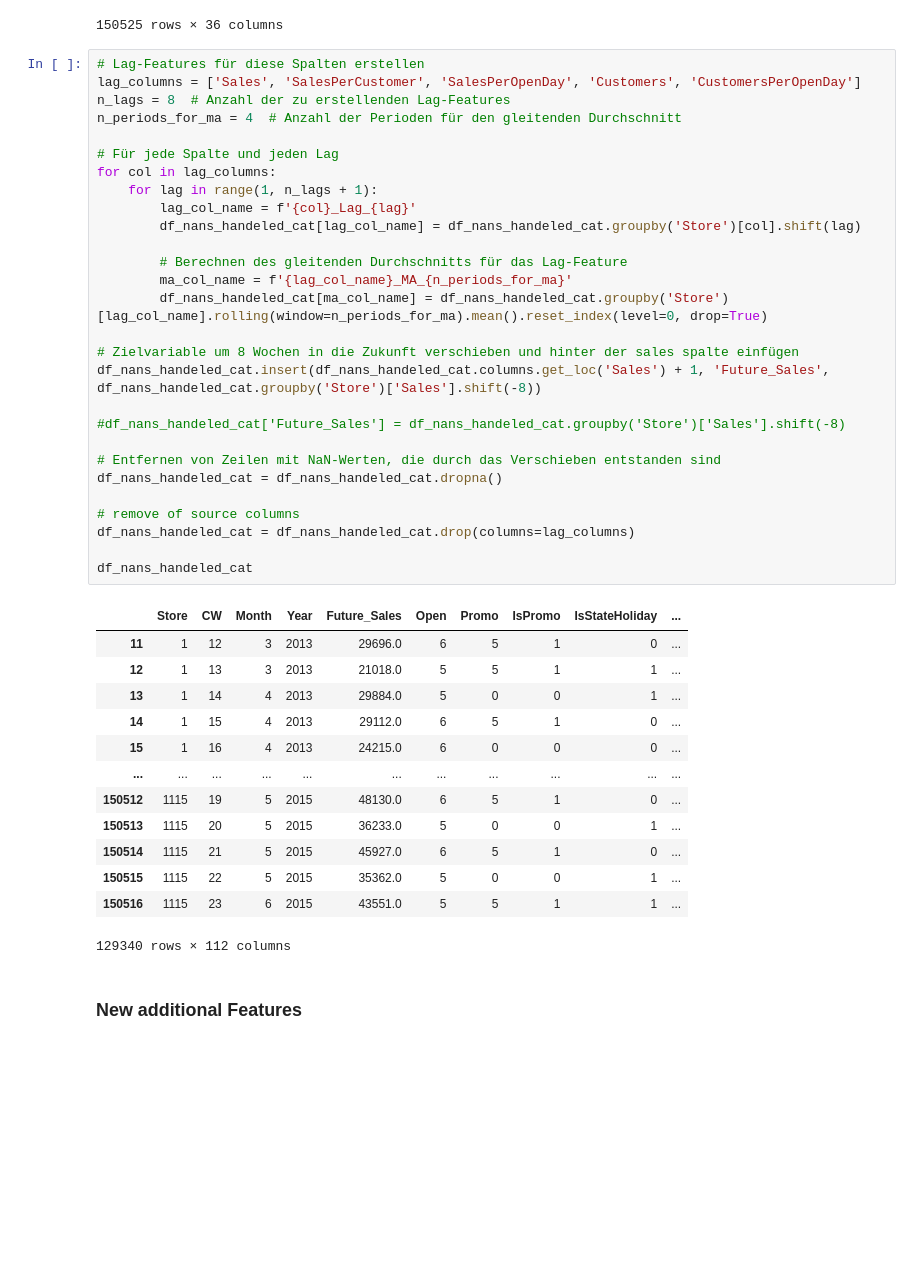
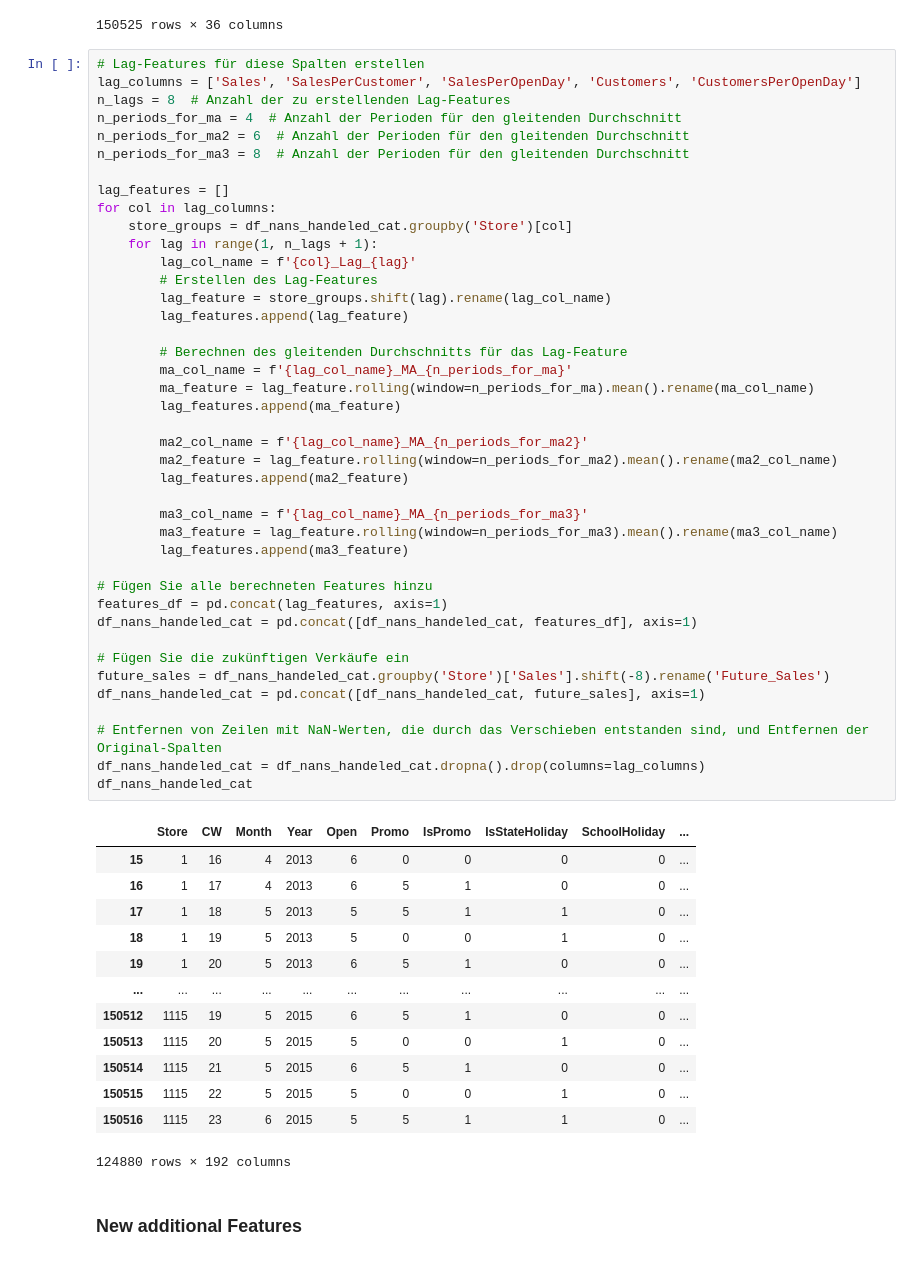
Before and after one commit to Dsite42/Capstone_Project_Rossmann, a Jupyter notebook: Capstone Projekt Rossmann - Feature Engineering.ipynb, the cells around one changed output. Saved outputs shown, nothing was run; the diff lists cells and outputs as text; blank space fills up the shorter version.

```diff
--- a/Capstone Projekt Rossmann - Feature Engineering.ipynb
+++ b/Capstone Projekt Rossmann - Feature Engineering.ipynb
@@ -316,44 +316,57 @@ df_nans_handeled_cat
 # %%
 # Lag-Features für diese Spalten erstellen
 lag_columns = ['Sales', 'SalesPerCustomer', 'SalesPerOpenDay', 'Customers', 'CustomersPerOpenDay']
 n_lags = 8  # Anzahl der zu erstellenden Lag-Features
 n_periods_for_ma = 4  # Anzahl der Perioden für den gleitenden Durchschnitt
+n_periods_for_ma2 = 6  # Anzahl der Perioden für den gleitenden Durchschnitt
+n_periods_for_ma3 = 8  # Anzahl der Perioden für den gleitenden Durchschnitt
 
-# Für jede Spalte und jeden Lag
+lag_features = []
 for col in lag_columns:
+    store_groups = df_nans_handeled_cat.groupby('Store')[col]
     for lag in range(1, n_lags + 1):
         lag_col_name = f'{col}_Lag_{lag}'
-        df_nans_handeled_cat[lag_col_name] = df_nans_handeled_cat.groupby('Store')[col].shift(lag)
+        # Erstellen des Lag-Features
+        lag_feature = store_groups.shift(lag).rename(lag_col_name)
+        lag_features.append(lag_feature)
 
         # Berechnen des gleitenden Durchschnitts für das Lag-Feature
         ma_col_name = f'{lag_col_name}_MA_{n_periods_for_ma}'
-        df_nans_handeled_cat[ma_col_name] = df_nans_handeled_cat.groupby('Store')[lag_col_name].rolling(window=n_periods_for_ma).mean().reset_index(level=0, drop=True)
+        ma_feature = lag_feature.rolling(window=n_periods_for_ma).mean().rename(ma_col_name)
+        lag_features.append(ma_feature)
 
-# Zielvariable um 8 Wochen in die Zukunft verschieben und hinter der sales spalte einfügen
-df_nans_handeled_cat.insert(df_nans_handeled_cat.columns.get_loc('Sales') + 1, 'Future_Sales', df_nans_handeled_cat.groupby('Store')['Sales'].shift(-8))
+        ma2_col_name = f'{lag_col_name}_MA_{n_periods_for_ma2}'
+        ma2_feature = lag_feature.rolling(window=n_periods_for_ma2).mean().rename(ma2_col_name)
+        lag_features.append(ma2_feature)
 
-#df_nans_handeled_cat['Future_Sales'] = df_nans_handeled_cat.groupby('Store')['Sales'].shift(-8)
+        ma3_col_name = f'{lag_col_name}_MA_{n_periods_for_ma3}'
+        ma3_feature = lag_feature.rolling(window=n_periods_for_ma3).mean().rename(ma3_col_name)
+        lag_features.append(ma3_feature)
 
-# Entfernen von Zeilen mit NaN-Werten, die durch das Verschieben entstanden sind
-df_nans_handeled_cat = df_nans_handeled_cat.dropna()
+# Fügen Sie alle berechneten Features hinzu
+features_df = pd.concat(lag_features, axis=1)
+df_nans_handeled_cat = pd.concat([df_nans_handeled_cat, features_df], axis=1)
 
-# remove of source columns
-df_nans_handeled_cat = df_nans_handeled_cat.drop(columns=lag_columns)
+# Fügen Sie die zukünftigen Verkäufe ein
+future_sales = df_nans_handeled_cat.groupby('Store')['Sales'].shift(-8).rename('Future_Sales')
+df_nans_handeled_cat = pd.concat([df_nans_handeled_cat, future_sales], axis=1)
 
+# Entfernen von Zeilen mit NaN-Werten, die durch das Verschieben entstanden sind, und Entfernen der Original-Spalten
+df_nans_handeled_cat = df_nans_handeled_cat.dropna().drop(columns=lag_columns)
 df_nans_handeled_cat
 # %% [output]
-|  | Store | CW | Month | Year | Future_Sales | Open | Promo | IsPromo | IsStateHoliday | ... |
-| 11 | 1 | 12 | 3 | 2013 | 29696.0 | 6 | 5 | 1 | 0 | ... |
-| 12 | 1 | 13 | 3 | 2013 | 21018.0 | 5 | 5 | 1 | 1 | ... |
-| 13 | 1 | 14 | 4 | 2013 | 29884.0 | 5 | 0 | 0 | 1 | ... |
-| 14 | 1 | 15 | 4 | 2013 | 29112.0 | 6 | 5 | 1 | 0 | ... |
-| 15 | 1 | 16 | 4 | 2013 | 24215.0 | 6 | 0 | 0 | 0 | ... |
+|  | Store | CW | Month | Year | Open | Promo | IsPromo | IsStateHoliday | SchoolHoliday | ... |
+| 15 | 1 | 16 | 4 | 2013 | 6 | 0 | 0 | 0 | 0 | ... |
+| 16 | 1 | 17 | 4 | 2013 | 6 | 5 | 1 | 0 | 0 | ... |
+| 17 | 1 | 18 | 5 | 2013 | 5 | 5 | 1 | 1 | 0 | ... |
+| 18 | 1 | 19 | 5 | 2013 | 5 | 0 | 0 | 1 | 0 | ... |
+| 19 | 1 | 20 | 5 | 2013 | 6 | 5 | 1 | 0 | 0 | ... |
 | ... | ... | ... | ... | ... | ... | ... | ... | ... | ... | ... |
-| 150512 | 1115 | 19 | 5 | 2015 | 48130.0 | 6 | 5 | 1 | 0 | ... |
-| 150513 | 1115 | 20 | 5 | 2015 | 36233.0 | 5 | 0 | 0 | 1 | ... |
-| 150514 | 1115 | 21 | 5 | 2015 | 45927.0 | 6 | 5 | 1 | 0 | ... |
-| 150515 | 1115 | 22 | 5 | 2015 | 35362.0 | 5 | 0 | 0 | 1 | ... |
-| 150516 | 1115 | 23 | 6 | 2015 | 43551.0 | 5 | 5 | 1 | 1 | ... |
+| 150512 | 1115 | 19 | 5 | 2015 | 6 | 5 | 1 | 0 | 0 | ... |
+| 150513 | 1115 | 20 | 5 | 2015 | 5 | 0 | 0 | 1 | 0 | ... |
+| 150514 | 1115 | 21 | 5 | 2015 | 6 | 5 | 1 | 0 | 0 | ... |
+| 150515 | 1115 | 22 | 5 | 2015 | 5 | 0 | 0 | 1 | 0 | ... |
+| 150516 | 1115 | 23 | 6 | 2015 | 5 | 5 | 1 | 1 | 0 | ... |
-129340 rows × 112 columns
+124880 rows × 192 columns
 # %% [markdown]
 ### New additional Features
```
Also changed, not shown: parts of 9 cells of this notebook.
